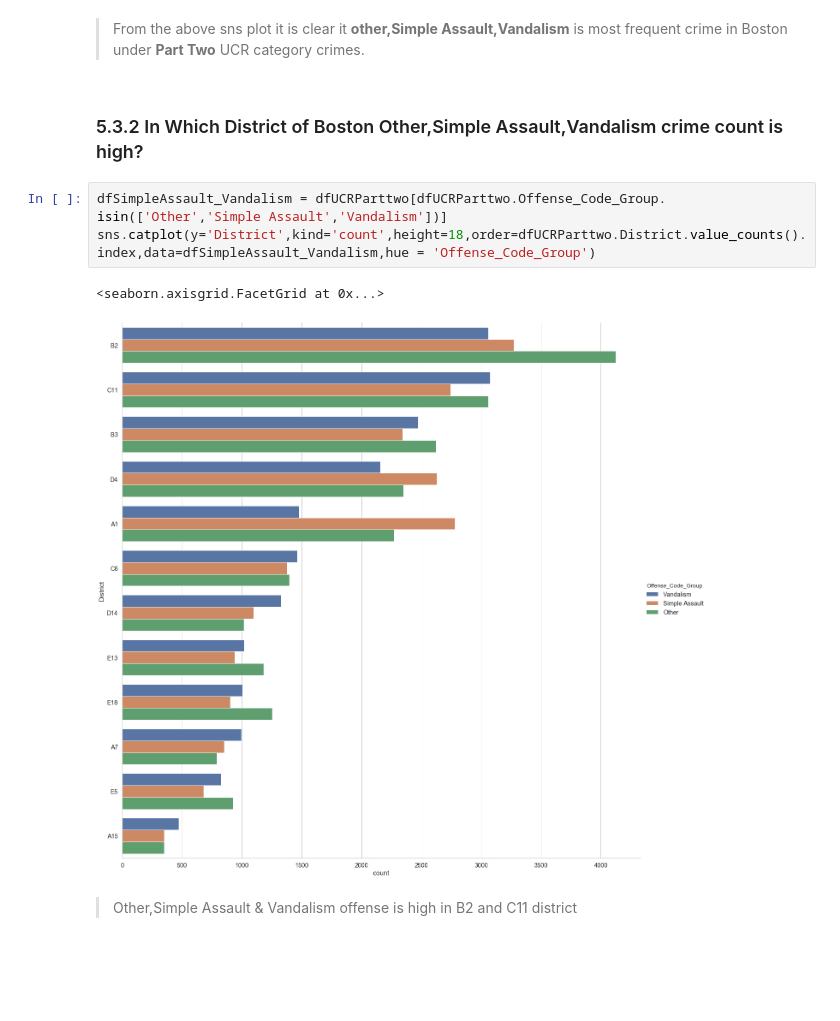
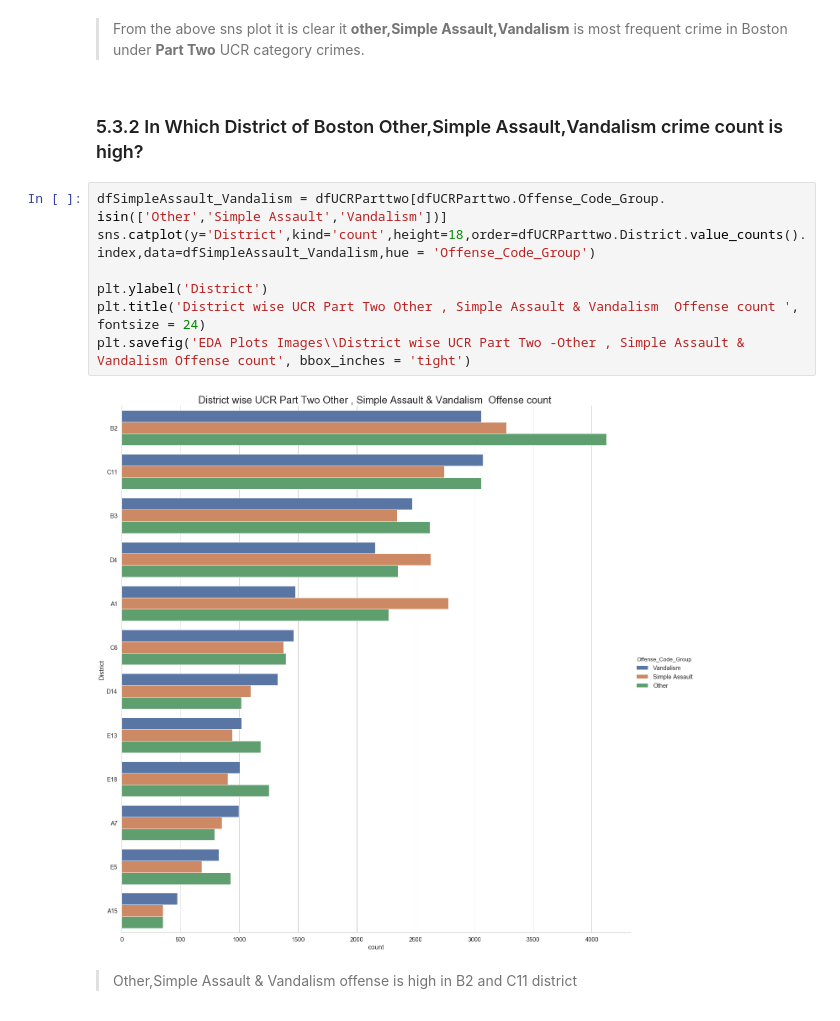
Before and after one commit to urvipasad/Exploratory-Data-Analysis-and-Data-Visualations, a Jupyter notebook: Boston Crime Data/eda-on-crimes-in-boston.ipynb, the cells around one changed output. Cells and saved outputs as stored; diff of their text form; blank space fills up the shorter version.

```diff
--- a/Boston Crime Data/eda-on-crimes-in-boston.ipynb
+++ b/Boston Crime Data/eda-on-crimes-in-boston.ipynb
@@ -596,14 +552,17 @@ plt.savefig('Sns Plot for UCR type Part Two offencee count')
 # %% [markdown]
 > From the above sns plot it is clear it **other,Simple Assault,Vandalism** is most frequent crime in Boston under **Part Two** UCR category crimes.
 # %% [markdown]
-<a id=section5030202></a>
+<a id=section50302></a>
 ### 5.3.2 In Which District of Boston Other,Simple Assault,Vandalism crime count is high?
 # %%
 dfSimpleAssault_Vandalism = dfUCRParttwo[dfUCRParttwo.Offense_Code_Group. isin(['Other','Simple Assault','Vandalism'])]
 sns.catplot(y='District',kind='count',height=18,order=dfUCRParttwo.District.value_counts().index,data=dfSimpleAssault_Vandalism,hue = 'Offense_Code_Group')
+
+plt.ylabel('District')
+plt.title('District wise UCR Part Two Other , Simple Assault & Vandalism  Offense count ', fontsize = 24)
+plt.savefig('EDA Plots Images\\District wise UCR Part Two -Other , Simple Assault & Vandalism Offense count', bbox_inches = 'tight')
 # %% [output]
-<seaborn.axisgrid.FacetGrid at 0x...>
-[figure, old version]
+[figure, new version]
 # %% [markdown]
 > Other,Simple Assault & Vandalism offense is high in B2 and C11 district
 # %% [markdown]
```
Also changed, not shown: parts of 37 cells of this notebook.
